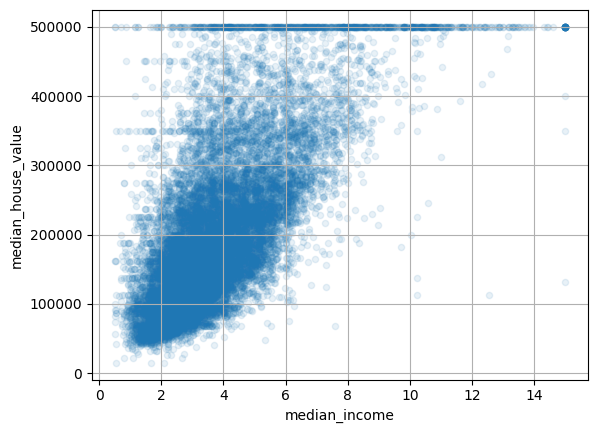
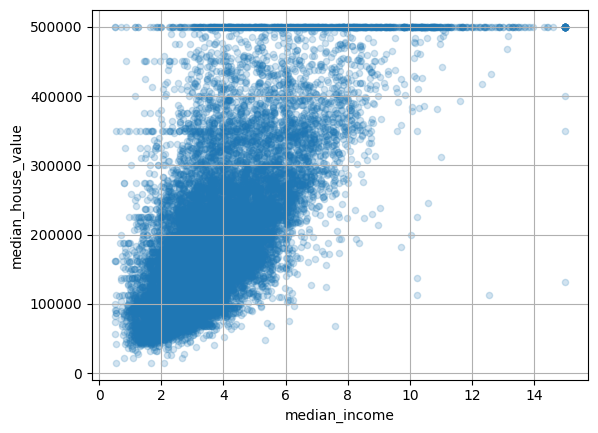
The notebook cell's code change between the first figure and the second:
--- before
+++ after
@@ -1,2 +1,2 @@
-housing.plot(kind="scatter", x = "median_income", y="median_house_value", alpha=0.1, grid=True)
+housing.plot(kind="scatter", x = "median_income", y="median_house_value", alpha=0.2, grid=True)
 plt.show()

Commit: CORR